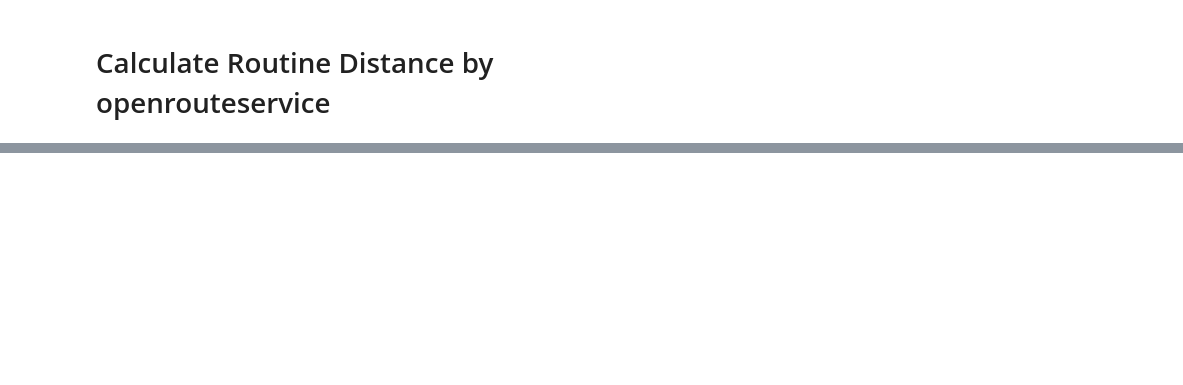
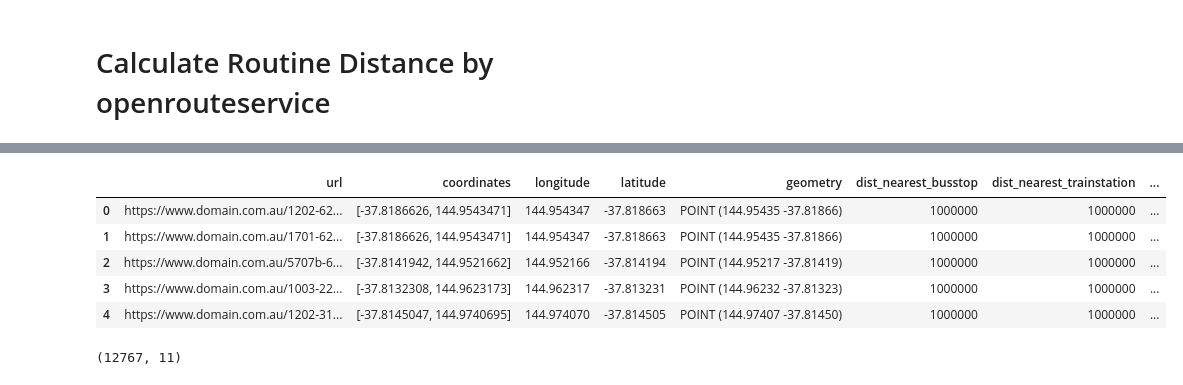
Before and after one commit to MAST30034-Applied-Data-Science/generic-real-estate-consulting-project-group-46, a Jupyter notebook: notebooks/Distance calculation.ipynb, the cells around one changed output, grey strips where cells are left out. Cells and saved outputs as stored; diff of their text form; code cells hidden in the pictures; blank space fills up the shorter version.

```diff
--- a/notebooks/Distance calculation.ipynb
+++ b/notebooks/Distance calculation.ipynb
@@ -166,10 +283,19 @@ gdf_property["dist_nearest_special_school"]=gdf_property.apply(lambda row:
 # %%
 df_property_result=pd.merge(df_property, gdf_property[['url','dist_nearest_busstop', 'dist_nearest_trainstation',
                                                        'dist_nearest_primary_school', 'dist_nearest_secondary_school', 'dist_nearest_combined_school',
-                                                       'dist_nearest_special_school']], on="uri",how="left")
+                                                       'dist_nearest_special_school']], on="url",how="left")
 df_property_result.head()
+# %% [output]
+|  | url | coordinates | longitude | latitude | geometry | dist_nearest_busstop | dist_nearest_trainstation | ... |
+| 0 | https://www.domain.com.au/1202-62... | [-37.8186626, 144.9543471] | 144.954347 | -37.818663 | POINT (144.95435 -37.81866) | 1000000 | 1000000 | ... |
+| 1 | https://www.domain.com.au/1701-62... | [-37.8186626, 144.9543471] | 144.954347 | -37.818663 | POINT (144.95435 -37.81866) | 1000000 | 1000000 | ... |
+| 2 | https://www.domain.com.au/5707b-6... | [-37.8141942, 144.9521662] | 144.952166 | -37.814194 | POINT (144.95217 -37.81419) | 1000000 | 1000000 | ... |
+| 3 | https://www.domain.com.au/1003-22... | [-37.8132308, 144.9623173] | 144.962317 | -37.813231 | POINT (144.96232 -37.81323) | 1000000 | 1000000 | ... |
+| 4 | https://www.domain.com.au/1202-31... | [-37.8145047, 144.9740695] | 144.974070 | -37.814505 | POINT (144.97407 -37.81450) | 1000000 | 1000000 | ... |
 # %%
 df_property_result.shape
+# %% [output]
+(12767, 11)
 # %%
 df_property_result["dist_nearest_primary_school"]=df_property_result.apply(lambda row:
                                                                            row["dist_nearest_primary_school"]
```
Also changed, not shown: parts of 14 cells of this notebook.
